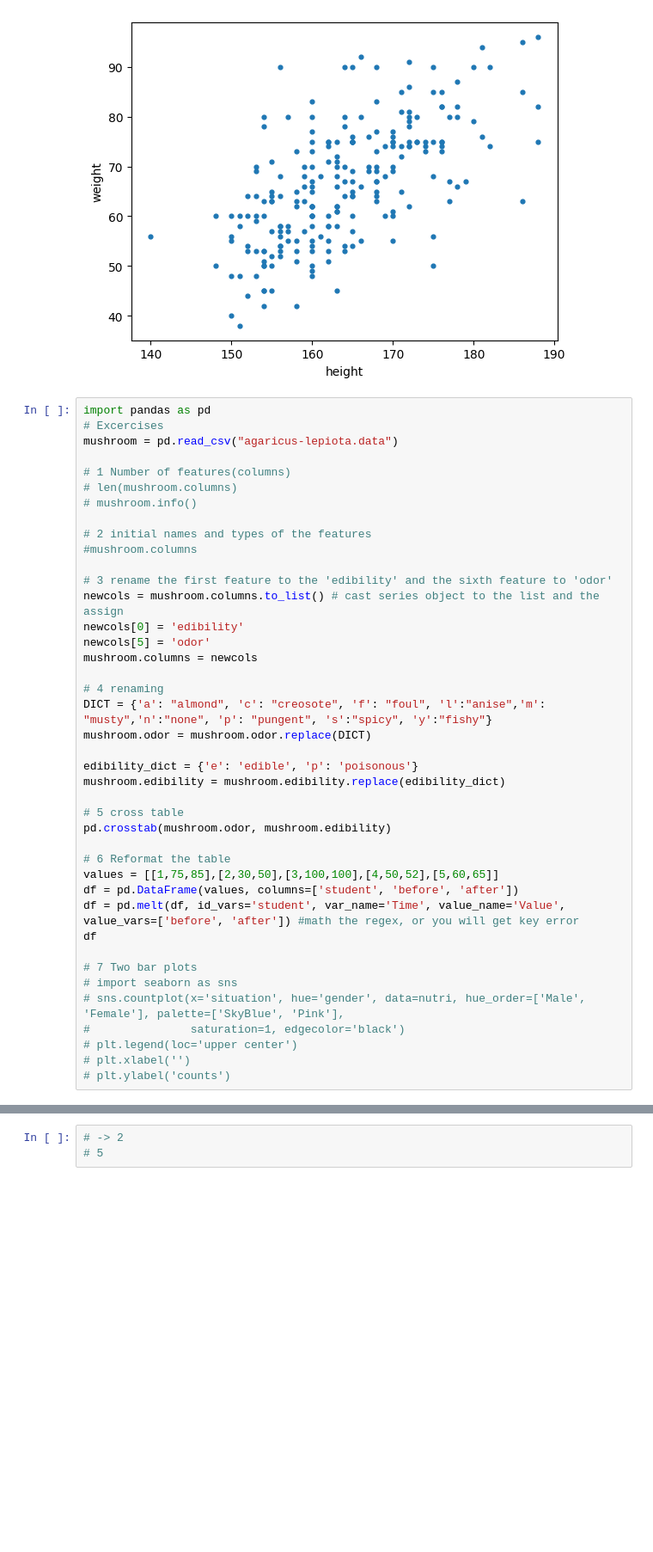
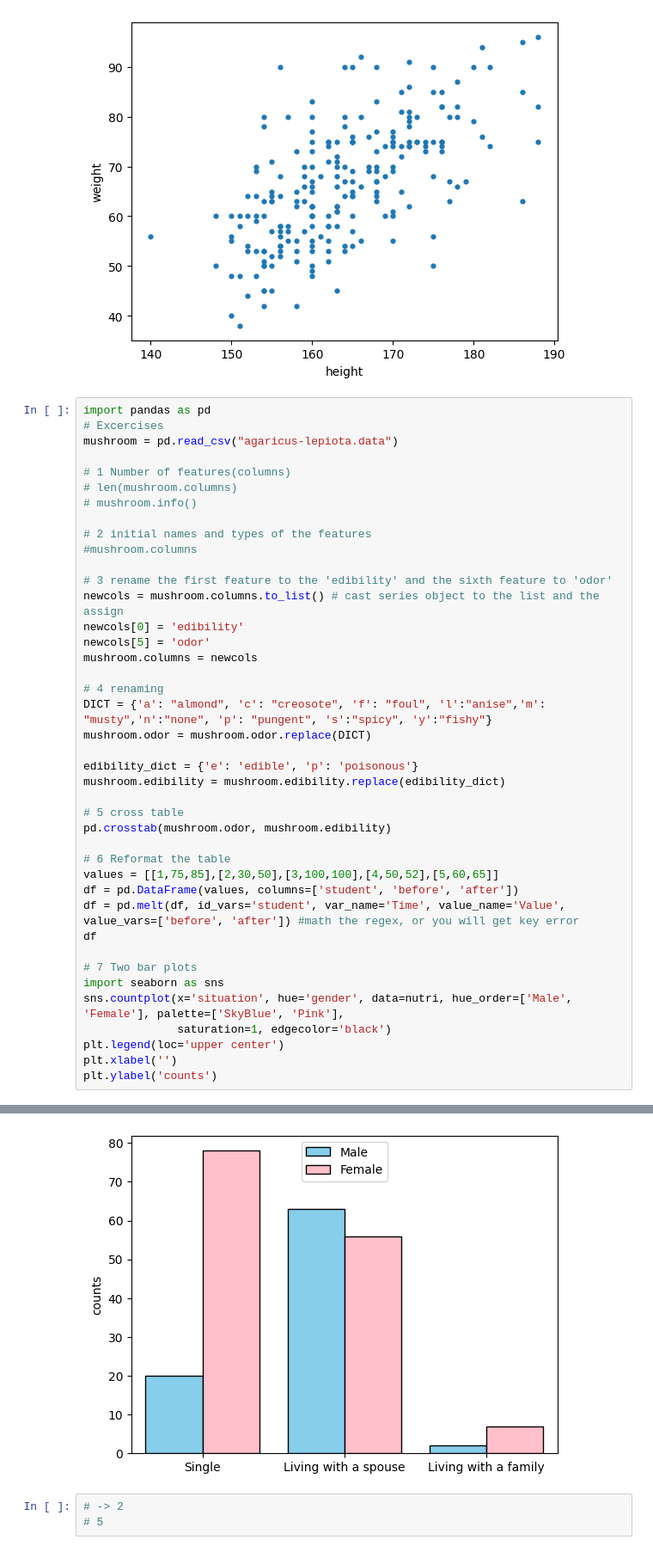
Before and after one commit to Artificerio/mldt, a Jupyter notebook: Chapter 1/Learning.ipynb, the cells around one changed output, grey strips where cells are left out. Shown at 86% size. Drawn from its saved outputs; the diff is of its cells as text; blank space fills up the shorter version.

```diff
--- a/Chapter 1/Learning.ipynb
+++ b/Chapter 1/Learning.ipynb
@@ -218,10 +217,10 @@ df = pd.melt(df, id_vars='student', var_name='Time', value_name='Value', value_v
 df
 
 # 7 Two bar plots
-# import seaborn as sns
-# sns.countplot(x='situation', hue='gender', data=nutri, hue_order=['Male', 'Female'], palette=['SkyBlue', 'Pink'],
-#               saturation=1, edgecolor='black')
-# plt.legend(loc='upper center')
-# plt.xlabel('')
-# plt.ylabel('counts')
+import seaborn as sns
+sns.countplot(x='situation', hue='gender', data=nutri, hue_order=['Male', 'Female'], palette=['SkyBlue', 'Pink'],
+              saturation=1, edgecolor='black')
+plt.legend(loc='upper center')
+plt.xlabel('')
+plt.ylabel('counts')
 # %% [output]
@@ -229,3 +228,4 @@ TypeError: Index does not support mutable operations
+[figure, added]
 # %%
 # -> 2
 # 5
```
Also changed, not shown: parts of 2 cells of this notebook, 1 other file.
